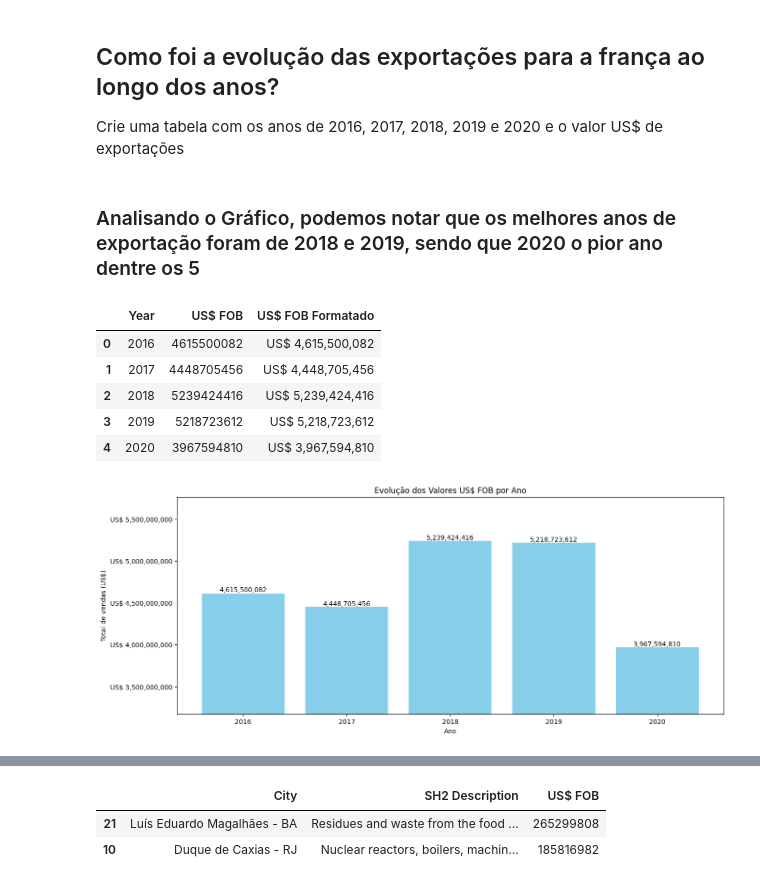
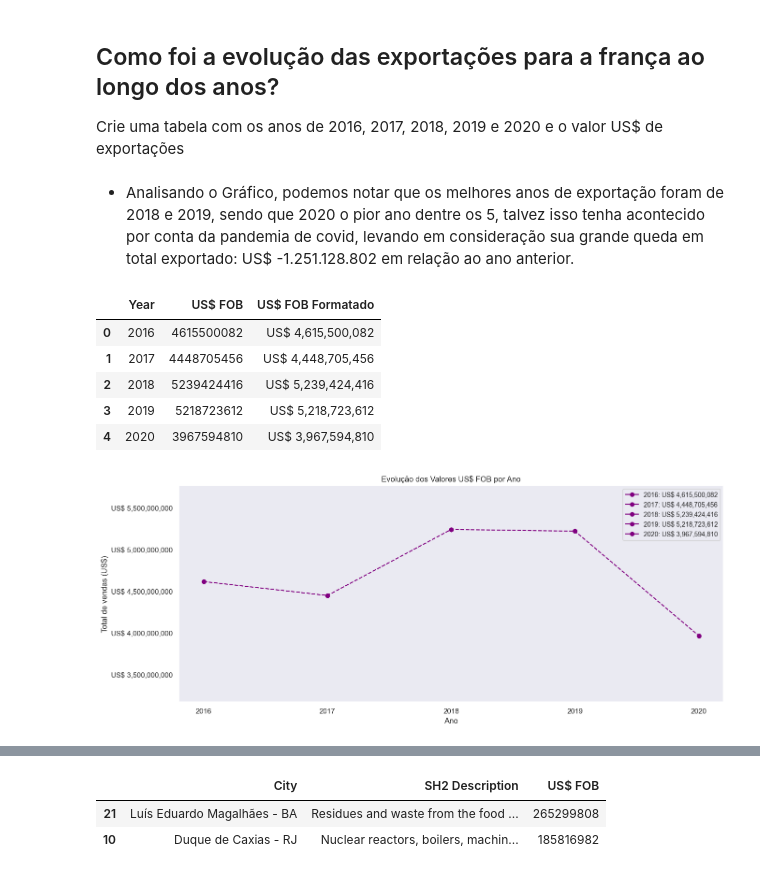
Before and after one commit to iagooteles/brazilExportsToFranceDS, a Jupyter notebook: index.ipynb, the cells around one changed output, grey strips where cells are left out. Cells and saved outputs as stored; diff of their text form; code cells hidden in the pictures.

```diff
--- a/index.ipynb
+++ b/index.ipynb
@@ -5,3 +6,7 @@
 # %%
 import matplotlib.pyplot as plt
 import pandas as pd
+import seaborn as sns
+from matplotlib.ticker import FuncFormatter
+
+sns.set_theme(style='dark', palette='bright', context='notebook')
@@ -64,39 +70,37 @@ O DataFrame tem valores vazios: False
 
 Crie uma tabela com os anos de 2016, 2017, 2018, 2019 e 2020 e o valor US$ de exportações
 # %% [markdown]
-### Analisando o Gráfico, podemos notar que os melhores anos de exportação foram de 2018 e 2019, sendo que 2020 o pior ano dentre os 5
+- Analisando o Gráfico, podemos notar que os melhores anos de exportação foram de 2018 e 2019, sendo que 2020 o pior ano dentre os 5, talvez isso tenha acontecido por conta da pandemia de covid, levando em consideração sua grande queda em total exportado: US$ -1.251.128.802 em relação ao ano anterior.
 # %%
 evolucao_df = df.groupby('Year')['US$ FOB'].sum().reset_index()
 evolucao_df['US$ FOB Formatado'] = evolucao_df['US$ FOB'].map('US$ {:,}'.format)
 display(evolucao_df)
 
 plt.figure(figsize=(15, 6))
-bars = plt.bar(evolucao_df['Year'], evolucao_df['US$ FOB'], color='skyblue')
+plot = plt.plot(evolucao_df['Year'], evolucao_df['US$ FOB'], color='purple', marker='o', linestyle='--')
+
+for i, row in evolucao_df.iterrows():
+    plt.plot(row['Year'], row['US$ FOB'], color='purple', marker='o', linestyle='-', label=f'{row["Year"]}: US$ {row["US$ FOB"]:,.0f}')
+plt.legend(loc='best', fontsize=10)
+
+plt.xticks(evolucao_df['Year'])
+ax = plt.gca()
+ax.get_yaxis().set_major_formatter(plt.FuncFormatter(lambda x, loc: f'US$ {x:,.0f}'))
+
+y_max = evolucao_df['US$ FOB'].max() * 1.1
+y_min = evolucao_df['US$ FOB'].min() * 0.8
+plt.ylim(y_min, y_max)
 
 plt.xlabel('Ano')
 plt.ylabel('Total de vendas (US$)')
 plt.title('Evolução dos Valores US$ FOB por Ano')
-
-ax = plt.gca()
-ax.get_yaxis().set_major_formatter(plt.FuncFormatter(lambda x, loc: f'US$ {x:,.0f}'))
-
-# Eixo Y do gráfico
-y_max = evolucao_df['US$ FOB'].max() * 1.1  # 10% acima do valor máximo para espaço extra
-y_min = evolucao_df['US$ FOB'].min() * 0.8  # 20% abaixo do valor mínimo para espaço extra
-plt.ylim(y_min, y_max)
-
-# Adicionando rótulos de valores formatados nas barras
-for bar, value in zip(bars, evolucao_df['US$ FOB']):
-    yval = bar.get_height()
-    plt.text(bar.get_x() + bar.get_width() / 2, yval, f'{value:,.0f}', ha='center', va='bottom')
-
 plt.show()
 # %% [output]
 |  | Year | US$ FOB | US$ FOB Formatado |
 | 0 | 2016 | 4615500082 | US$ 4,615,500,082 |
 | 1 | 2017 | 4448705456 | US$ 4,448,705,456 |
 | 2 | 2018 | 5239424416 | US$ 5,239,424,416 |
 | 3 | 2019 | 5218723612 | US$ 5,218,723,612 |
 | 4 | 2020 | 3967594810 | US$ 3,967,594,810 |
-[figure, old version]
+[figure, new version]
 # %% [markdown]
```
Also changed, not shown: parts of 23 cells of this notebook, 1 other file.
